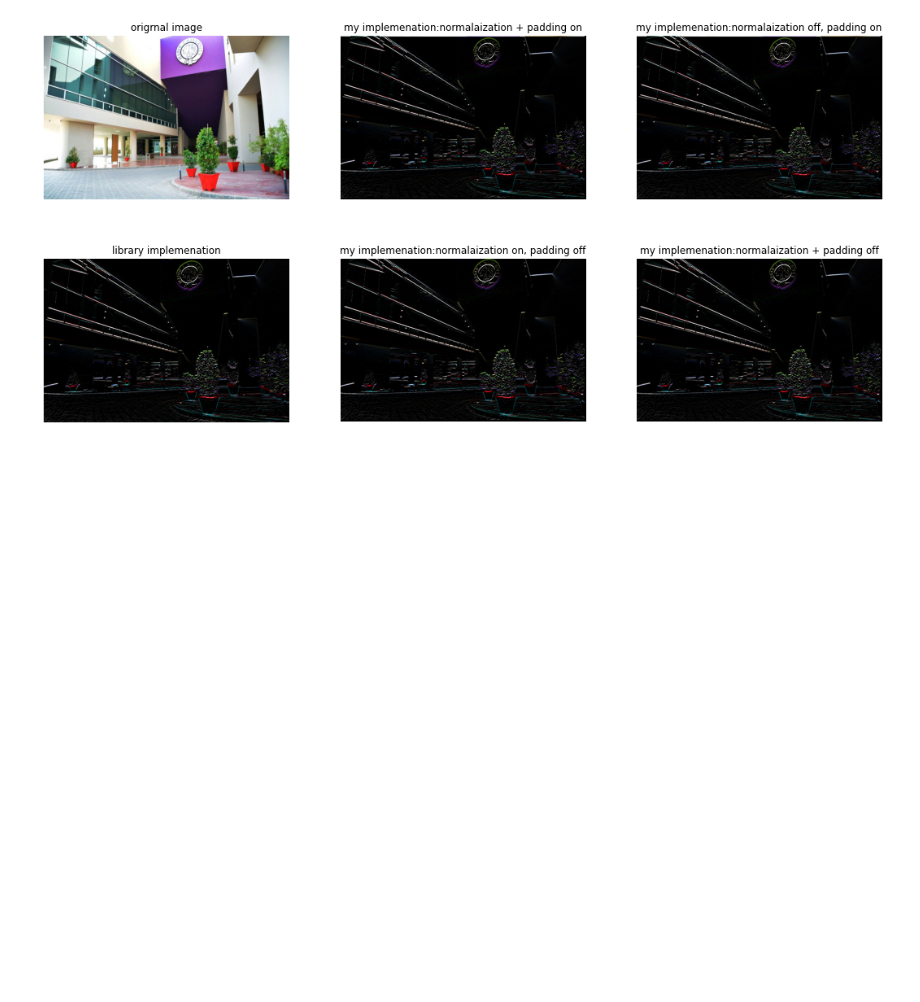
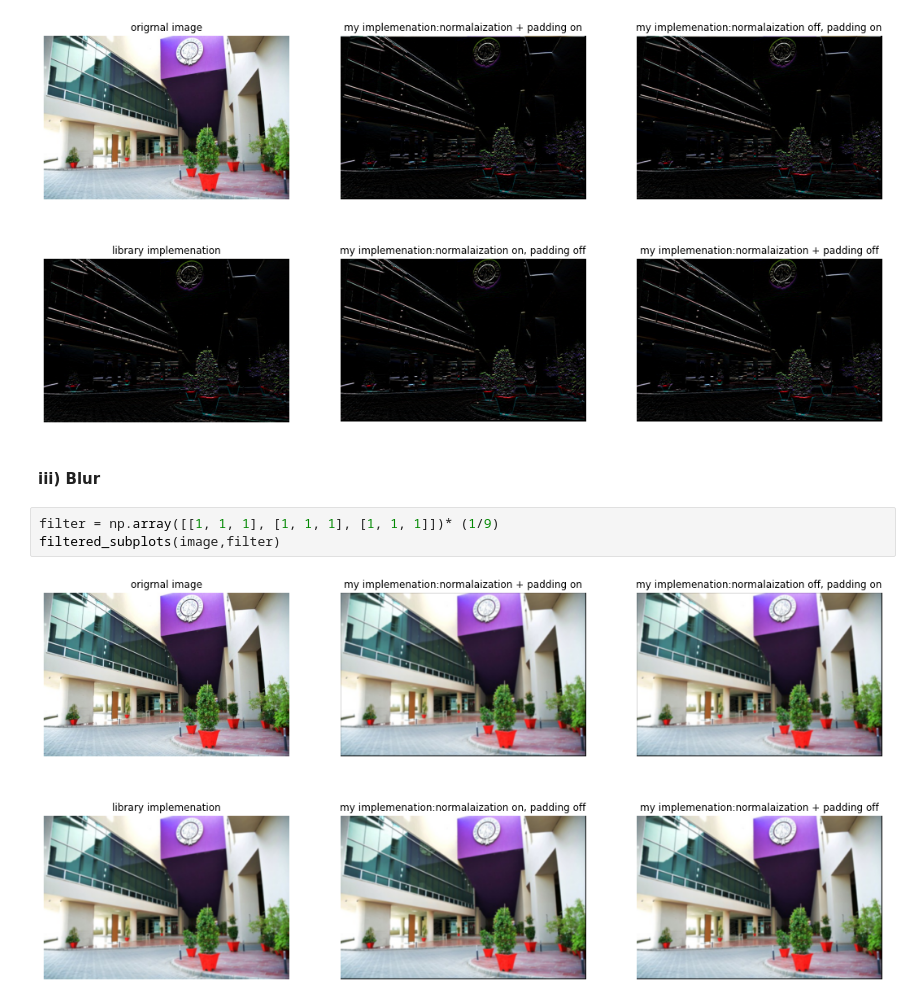
Before and after one commit to hf04097/Filter-for-images, a Jupyter notebook: Filtering.ipynb, the cells around one changed output. Cells and saved outputs as stored; diff of their text form; blank space fills up the shorter version.

```diff
--- a/Filtering.ipynb
+++ b/Filtering.ipynb
@@ -177,3 +177,10 @@ Clipping input data to the valid range for imshow with RGB data ([0..1] for floa
 Clipping input data to the valid range for imshow with RGB data ([0..1] for floats or [0..255] for integers).
 Clipping input data to the valid range for imshow with RGB data ([0..1] for floats or [0..255] for integers).
 [figure]
+# %% [markdown]
+#### iii) Blur
+# %%
+filter = np.array([[1, 1, 1], [1, 1, 1], [1, 1, 1]])* (1/9)
+filtered_subplots(image,filter)
+# %% [output]
+[figure, added]
```
Also changed, not shown: parts of 5 cells of this notebook.
